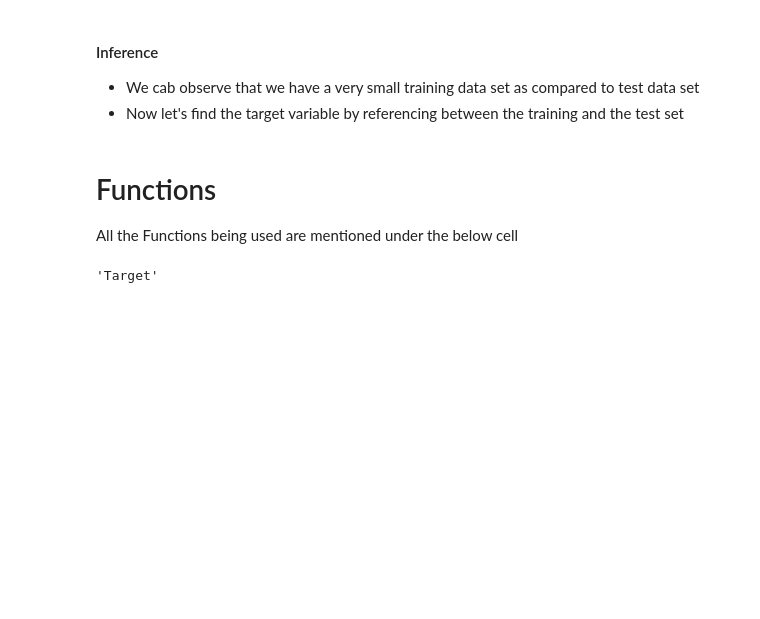
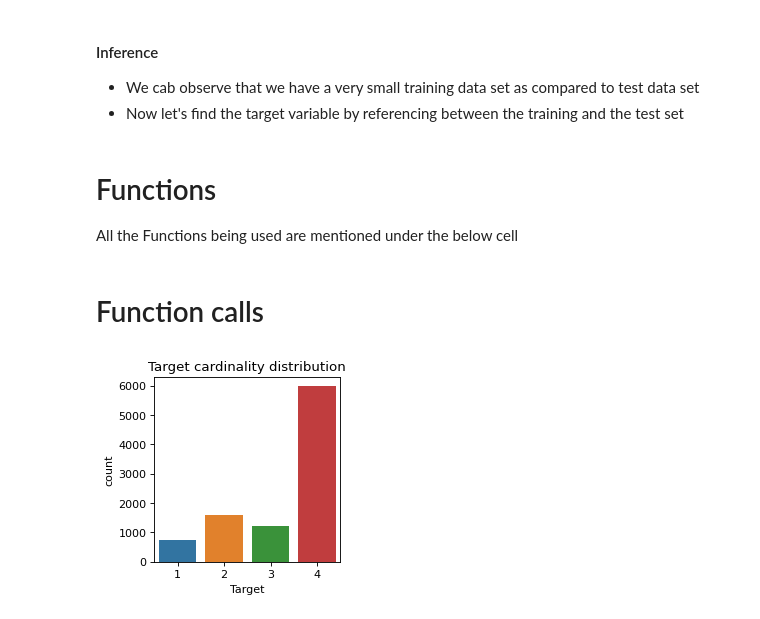
Before and after one commit to ashishsarkarmlops/assignment-2, a Jupyter notebook: Text preprocessing.ipynb, the cells around one changed output. Drawn from its saved outputs; the diff is of its cells as text; code cells hidden in the pictures; blank space fills up the shorter version.

```diff
--- a/Text preprocessing.ipynb
+++ b/Text preprocessing.ipynb
@@ -176,13 +181,15 @@ The Inter-American Development Bank (IDB) believes that new methods beyond tradi
 import numpy as np # linear algebra
 import pandas as pd # data processing, CSV file I/O (e.g. pd.read_csv)
 import matplotlib.pyplot as plt #visualization
-import seaborn #advanced visualization
+import seaborn as sns#advanced visualization
+import waterfall_chart #to analyse waterfalls in the over all categorical distribution
 import warnings # to ignore the default warnings
 warnings.filterwarnings('ignore')
 %matplotlib inline
 #enables the drawing of matplotlib figures in the IPython environment
 # to display all the columns of the dataframe in the notebook
 pd.pandas.set_option('display.max_columns', None)
+plt.rcParams.update({'figure.figsize':(3,3), 'figure.dpi':80})
 # %% [markdown]
 Importing Dataframe
 # %%
@@ -212,9 +219,18 @@ All the Functions being used are mentioned under the below cell
 #1) Will be used to find the target variable from the data sets
 #function takes two datasets as input and provides with the column name that is not present in the test set
 def find_target(df1,df2):
-    return (list(set(df1.columns)-set(col_list2)))
-def target_analysis(x):
+    return (list(set(df1.columns)-set(df2.columns)))[0]
+#2) Following function can be used to analyse the categorical features would provide a countplot as an output for the provided (datafarame and column name) are the expected input variables
+def analyse_catagorical_col(df,col_name):
+    sns.countplot(x=df[f'{col_name}'])
+    plt.title(f'{col_name} cardinality distribution')
+    plt.show()
+def variable_type(df):
+# %% [markdown]
+# Function calls
 # %%
-find_target(income_train_df,income_test_df)[0]
+target_col=find_target(income_train_df,income_test_df)
-# %% [output]
-'Target'
+# %%
+analyse_catagorical_col(income_train_df,target_col)
+# %% [output]
+[figure, added]
```
Also changed, not shown: parts of 1 cell of this notebook.
